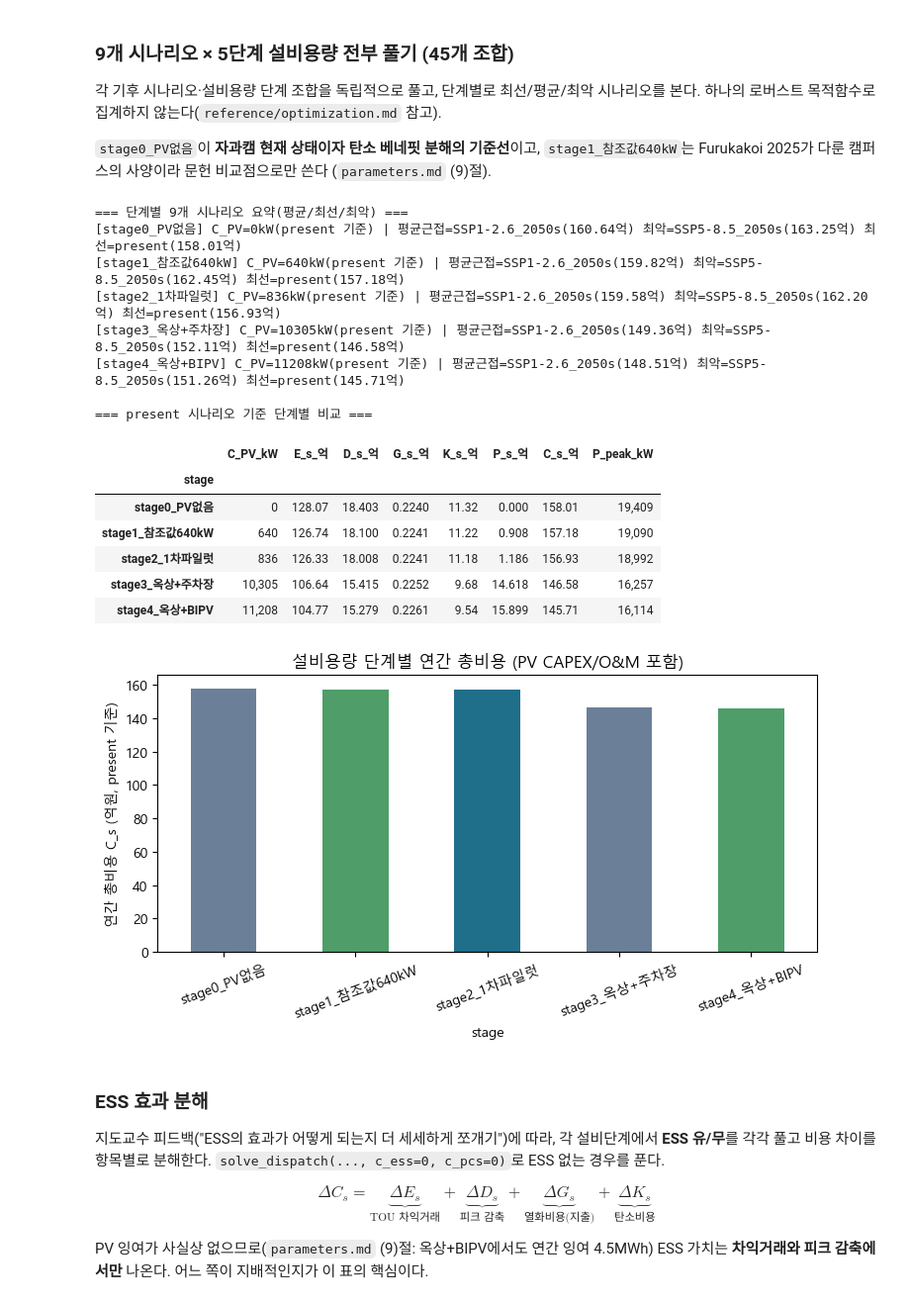
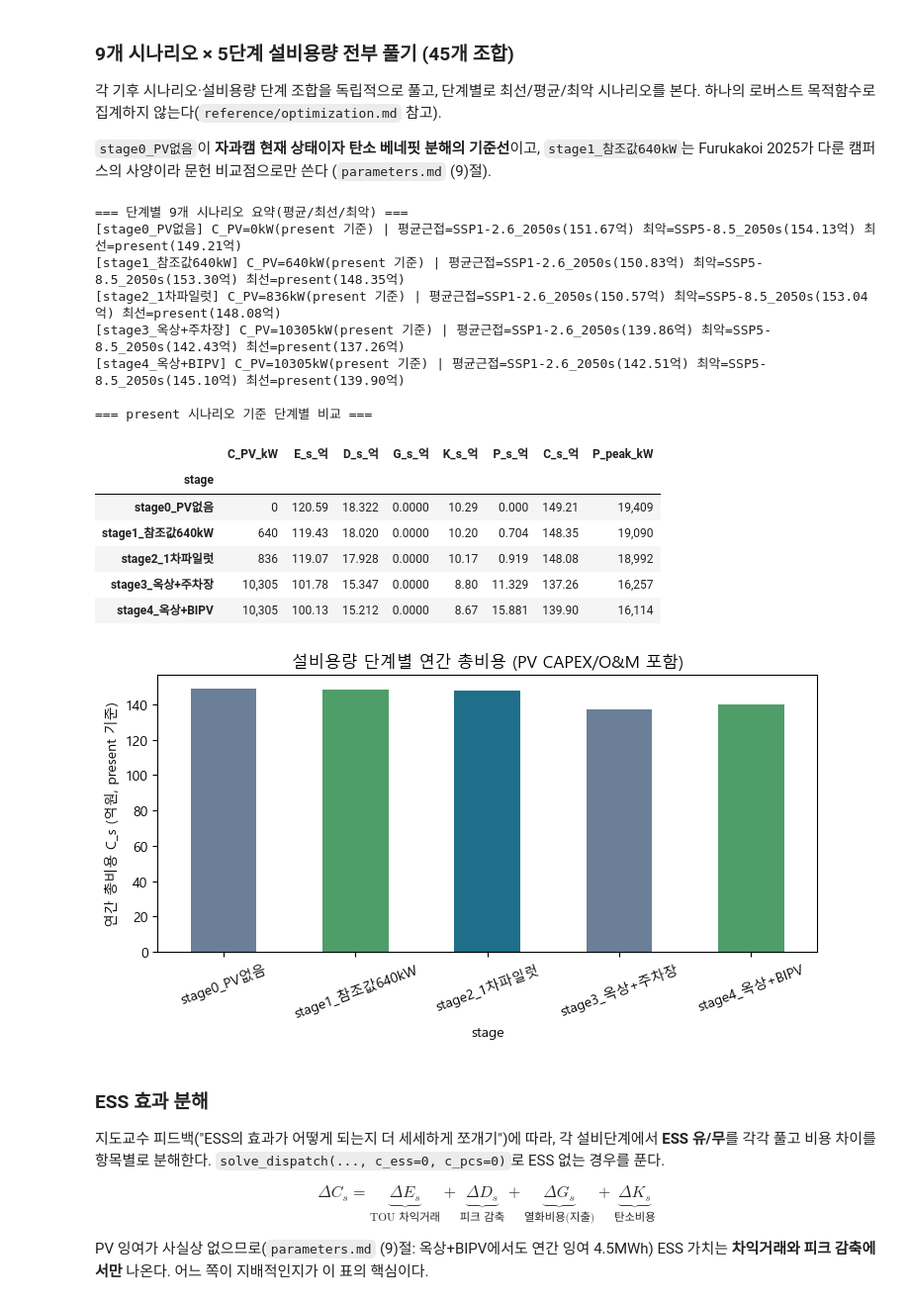
Before and after one commit to pjw040702/RobustEMS, a Jupyter notebook: ess_pv_pipeline.ipynb, the cells around one changed output. Shown at 99% size. Drawn from its saved outputs; the diff is of its cells as text; code cells hidden in the pictures.

```diff
--- a/ess_pv_pipeline.ipynb
+++ b/ess_pv_pipeline.ipynb
@@ -203,10 +206,9 @@ PV 설비: 640kW (40기 x 16kW/기, Furukakoi 2025)
 # %%
 # 3. ESS 모델링 (물리적 제약 + 4단계 목적함수용 비용 파라미터)
-# 캠퍼스 고유값: 공고 조건·캠퍼스 실측 부하에서 도출된 조원 경제성 모델 LP 최적값.
-# 기존 428kWh/142.7kW는 Furukakoi 2025 논문값으로 캠퍼스 일평균 부하 264.8MWh의 0.16%였다.
-# 캠퍼스 고유 ESS 근거는 존재하지 않아(탄소중립 발표자료에 ESS 용량·비용 수치 없음)
-# 공고 조건·캠퍼스 실측 부하로 도출된 조원 경제성 모델의 LP 최적값을 채택.
-C_ESS = 6778.0                              # kWh, 조원 경제성 모델 LP 최적값 (parameters.md 참고)
+# 연구용 고정 설비. 6,778kWh 는 원장 이전 경제성 LP 의 최적값이고 캠퍼스 일평균 부하의 2.56% 다.
+# 원장 기준 econ_model.py 에서는 5h ESS 의 경제적 최적 용량이 0 이다 -- 이 값은 경제성 권고가 아니라
+# 디스패치·DPNN 연구를 위한 규모다(발표자료에 ESS 용량·비용 근거 없음, parameters.md (1)절).
+C_ESS = 6778.0                              # kWh, 연구용 고정값
 ESS_HOURS = 5                               # 공고(기후부 제2026-335호): ESS 5h 방전 기준
 C_PCS = C_ESS / ESS_HOURS                   # kW -> 1,355.6kW
 ROUND_TRIP_EFF = 0.83                       # Li-ion efficiency 80~86% 중간값, Elalfy 2024
@@ -220,15 +222,18 @@ ESS_PARAMS = {
     "SOC_min": SOC_MIN, "SOC_max": SOC_MAX, "SOC_init": SOC_INIT, "dt_h": DT_H,
 }
 
-# 열화비용(cycle aging, throughput 선형근사) -- Rainflow 사후검증은 4단계 이후 별도 스크립트
-C_BAT_REPLACEMENT = 100_000                 # 원/kWh, 배터리 셀 교체비용(parameters.md, PCS/BOS 제외)
-N_EFC = 5000                                # Gasper et al. 2023, LFP/Graphite 4,000~6,000 EFC 기준값(SOH 80%)
-C_DEG = C_BAT_REPLACEMENT / (2 * N_EFC)     # 원/kWh-throughput
+# 요금·탄소·열화는 econ_model.py(1113 통합 파라미터 원장)에서 가져온다 — 값의 출처를 하나로 둔다.
+import econ_model as EM
 
-# 탄소배출계수 -- SKKU 캠퍼스 탄소중립 발표자료(탄소중립연구소, p.53)의 공식값.
-# 조원이 전달한 0.4173은 해당 공식 문서(0.45941)와 불일치가 확인되어 공식 문서 값을 채택.
-# 계약/환경가치 반영 배출계수·한계배출계수는 지도교수 자문에 따라 불필요한 것으로 확인되어 제외
-CO2_FACTOR_KR = 0.45941                     # tCO2eq/MWh (확정, SKKU 탄소중립 문서 53p)
+# 열화: 원장 기준 C_DEG = 0. 배터리 교체(10·20년차)를 경제성 현금흐름에 따로 넣으므로 운전 목적함수에
+# throughput 비용을 또 넣으면 이중계산이다. N_EFC 는 5절 Rainflow 사이클 수명 점검에만 쓴다.
+C_BAT_REPLACEMENT = EM.ESS_REPL             # 원/kWh, 셀 교체비(Gasper 2023)
+N_EFC = EM.N_EFC                            # 5,000 EFC (Gasper 2023, SOH 80%)
+C_DEG = EM.C_DEG                            # 0 원/kWh-throughput
+
+# 탄소배출계수 -- 원장: 국가 승인 2023 소비단 계수 0.4173 tCO2eq/MWh(2025.12 공표, 감축량 기준).
+# 발표자료 p.53 의 0.45941 은 7절에서 비교로만 쓴다.
+CO2_FACTOR_KR = EM.CO2
 
 COST_PARAMS = {
     "c_deg_won_per_kWh_throughput": round(C_DEG, 2),
@@ -524,14 +524,15 @@ print(f"[4일 검증, 2단계] C_PV*={small['C_PV']:.1f}kW (범위 0~{STAGE_CAP[
 stage_results_present = {}
 for stage, cap in STAGE_CAP.items():
     fixed = STAGE_FIXED.get(stage)
-    out = solve_dispatch(present_load_kw, p_unit_present, TARIFF, c_pv_max=cap, c_pv_fixed=fixed)
+    out = solve_dispatch(present_load_kw, p_unit_present, TARIFF, c_pv_max=cap, c_pv_fixed=fixed,
+                         bipv_eq_kw=STAGE_BIPV.get(stage, 0.0))
     stage_results_present[stage] = out
 
     overlap = int(np.sum((out["P_ch"] > 1e-6) & (out["P_dis"] > 1e-6)))
     bal_err = float(np.max(np.abs(out["P_grid"] - out["P_curt"] + out["P_dis"] - out["P_ch"]
-                                   + out["C_PV"] * p_unit_present - present_load_kw)))
+                                   + (out["C_PV"] + out["BIPV_EQ"]) * p_unit_present - present_load_kw)))
     soc_pct = out["E"] / C_ESS
-    pv_gen_mwh = (out["C_PV"] * p_unit_present).sum() * DT_H / 1000
+    pv_gen_mwh = ((out["C_PV"] + out["BIPV_EQ"]) * p_unit_present).sum() * DT_H / 1000
     curt_mwh = out["P_curt"].sum() * DT_H / 1000
     print(f"[{stage}] C_PV*={out['C_PV']:.0f}kW, 전력수지 오차 {bal_err:.1e}, 동시충방전 {overlap}건, "
           f"SOC {soc_pct.min():.2f}~{soc_pct.max():.2f}, PV발전 {pv_gen_mwh:,.0f}MWh "
@@ -568,7 +569,8 @@ for scn, dT in SCENARIOS.items():
 
     for stage, cap in STAGE_CAP.items():
         fixed = STAGE_FIXED.get(stage)
-        out = solve_dispatch(l_kw, p_unit, TARIFF, c_pv_max=cap, c_pv_fixed=fixed)
+        out = solve_dispatch(l_kw, p_unit, TARIFF, c_pv_max=cap, c_pv_fixed=fixed,
+                             bipv_eq_kw=STAGE_BIPV.get(stage, 0.0))
         dispatch_results[(scn, stage)] = out
         dispatch_rows.append({
             "scenario": scn, "stage": stage, "C_PV_kW": out["C_PV"],
@@ -583,44 +585,44 @@ dispatch_df["stage"] = pd.Categorical(dispatch_df["stage"], categories=stage_ord
 
 print("=== 단계별 9개 시나리오 요약(평균/최선/최악) ===")
 for stage in stage_order:
     sub = dispatch_df[dispatch_df["stage"] == stage].set_index("scenario")
     avg_scn = (sub["C_s_억"] - sub["C_s_억"].mean()).abs().idxmin()
     max_scn, min_scn = sub["C_s_억"].idxmax(), sub["C_s_억"].idxmin()
     print(f"[{stage}] C_PV={sub.loc['present','C_PV_kW']:.0f}kW(present 기준) | "
           f"평균근접={avg_scn}({sub.loc[avg_scn,'C_s_억']:.2f}억) "
           f"최악={max_scn}({sub.loc[max_scn,'C_s_억']:.2f}억) "
           f"최선={min_scn}({sub.loc[min_scn,'C_s_억']:.2f}억)")
 
 print("\n=== present 시나리오 기준 단계별 비교 ===")
 present_by_stage = dispatch_df[dispatch_df["scenario"] == "present"].set_index("stage")
 display(present_by_stage[["C_PV_kW", "E_s_억", "D_s_억", "G_s_억", "K_s_억", "P_s_억", "C_s_억", "P_peak_kW"]]
         .style.format({"C_PV_kW": "{:,.0f}", "E_s_억": "{:,.2f}", "D_s_억": "{:,.3f}", "G_s_억": "{:,.4f}",
                         "K_s_억": "{:,.2f}", "P_s_억": "{:,.3f}", "C_s_억": "{:,.2f}", "P_peak_kW": "{:,.0f}"}))
 
 fig, ax = plt.subplots(figsize=(7.5, 4.2))
 present_by_stage["C_s_억"].plot(kind="bar", ax=ax, color=["#6b7f99", "#4f9d69", "#1f6f8b"])
 ax.set_ylabel("연간 총비용 C_s (억원, present 기준)")
 ax.set_title("설비용량 단계별 연간 총비용 (PV CAPEX/O&M 포함)")
 ax.tick_params(axis="x", rotation=20)
 plt.tight_layout()
 plt.show()
 # %% [output]
 === 단계별 9개 시나리오 요약(평균/최선/최악) ===
-[stage0_PV없음] C_PV=0kW(present 기준) | 평균근접=SSP1-2.6_2050s(160.64억) 최악=SSP5-8.5_2050s(163.25억) 최선=present(158.01억)
-[stage1_참조값640kW] C_PV=640kW(present 기준) | 평균근접=SSP1-2.6_2050s(159.82억) 최악=SSP5-8.5_2050s(162.45억) 최선=present(157.18억)
-[stage2_1차파일럿] C_PV=836kW(present 기준) | 평균근접=SSP1-2.6_2050s(159.58억) 최악=SSP5-8.5_2050s(162.20억) 최선=present(156.93억)
-[stage3_옥상+주차장] C_PV=10305kW(present 기준) | 평균근접=SSP1-2.6_2050s(149.36억) 최악=SSP5-8.5_2050s(152.11억) 최선=present(146.58억)
-[stage4_옥상+BIPV] C_PV=11208kW(present 기준) | 평균근접=SSP1-2.6_2050s(148.51억) 최악=SSP5-8.5_2050s(151.26억) 최선=present(145.71억)
+[stage0_PV없음] C_PV=0kW(present 기준) | 평균근접=SSP1-2.6_2050s(151.67억) 최악=SSP5-8.5_2050s(154.13억) 최선=present(149.21억)
+[stage1_참조값640kW] C_PV=640kW(present 기준) | 평균근접=SSP1-2.6_2050s(150.83억) 최악=SSP5-8.5_2050s(153.30억) 최선=present(148.35억)
+[stage2_1차파일럿] C_PV=836kW(present 기준) | 평균근접=SSP1-2.6_2050s(150.57억) 최악=SSP5-8.5_2050s(153.04억) 최선=present(148.08억)
+[stage3_옥상+주차장] C_PV=10305kW(present 기준) | 평균근접=SSP1-2.6_2050s(139.86억) 최악=SSP5-8.5_2050s(142.43억) 최선=present(137.26억)
+[stage4_옥상+BIPV] C_PV=10305kW(present 기준) | 평균근접=SSP1-2.6_2050s(142.51억) 최악=SSP5-8.5_2050s(145.10억) 최선=present(139.90억)
 
 === present 시나리오 기준 단계별 비교 ===
 |  | C_PV_kW | E_s_억 | D_s_억 | G_s_억 | K_s_억 | P_s_억 | C_s_억 | P_peak_kW |
 | stage |  |  |  |  |  |  |  |  |
-| stage0_PV없음 | 0 | 128.07 | 18.403 | 0.2240 | 11.32 | 0.000 | 158.01 | 19,409 |
-| stage1_참조값640kW | 640 | 126.74 | 18.100 | 0.2241 | 11.22 | 0.908 | 157.18 | 19,090 |
-| stage2_1차파일럿 | 836 | 126.33 | 18.008 | 0.2241 | 11.18 | 1.186 | 156.93 | 18,992 |
-| stage3_옥상+주차장 | 10,305 | 106.64 | 15.415 | 0.2252 | 9.68 | 14.618 | 146.58 | 16,257 |
-| stage4_옥상+BIPV | 11,208 | 104.77 | 15.279 | 0.2261 | 9.54 | 15.899 | 145.71 | 16,114 |
+| stage0_PV없음 | 0 | 120.59 | 18.322 | 0.0000 | 10.29 | 0.000 | 149.21 | 19,409 |
+| stage1_참조값640kW | 640 | 119.43 | 18.020 | 0.0000 | 10.20 | 0.704 | 148.35 | 19,090 |
+| stage2_1차파일럿 | 836 | 119.07 | 17.928 | 0.0000 | 10.17 | 0.919 | 148.08 | 18,992 |
+| stage3_옥상+주차장 | 10,305 | 101.78 | 15.347 | 0.0000 | 8.80 | 11.329 | 137.26 | 16,257 |
+| stage4_옥상+BIPV | 10,305 | 100.13 | 15.212 | 0.0000 | 8.67 | 15.881 | 139.90 | 16,114 |
-[figure, old version]
+[figure, new version]
 # %% [markdown]
 ### ESS 효과 분해
 
```
Also changed, not shown: parts of 25 cells of this notebook, 16 other files.
